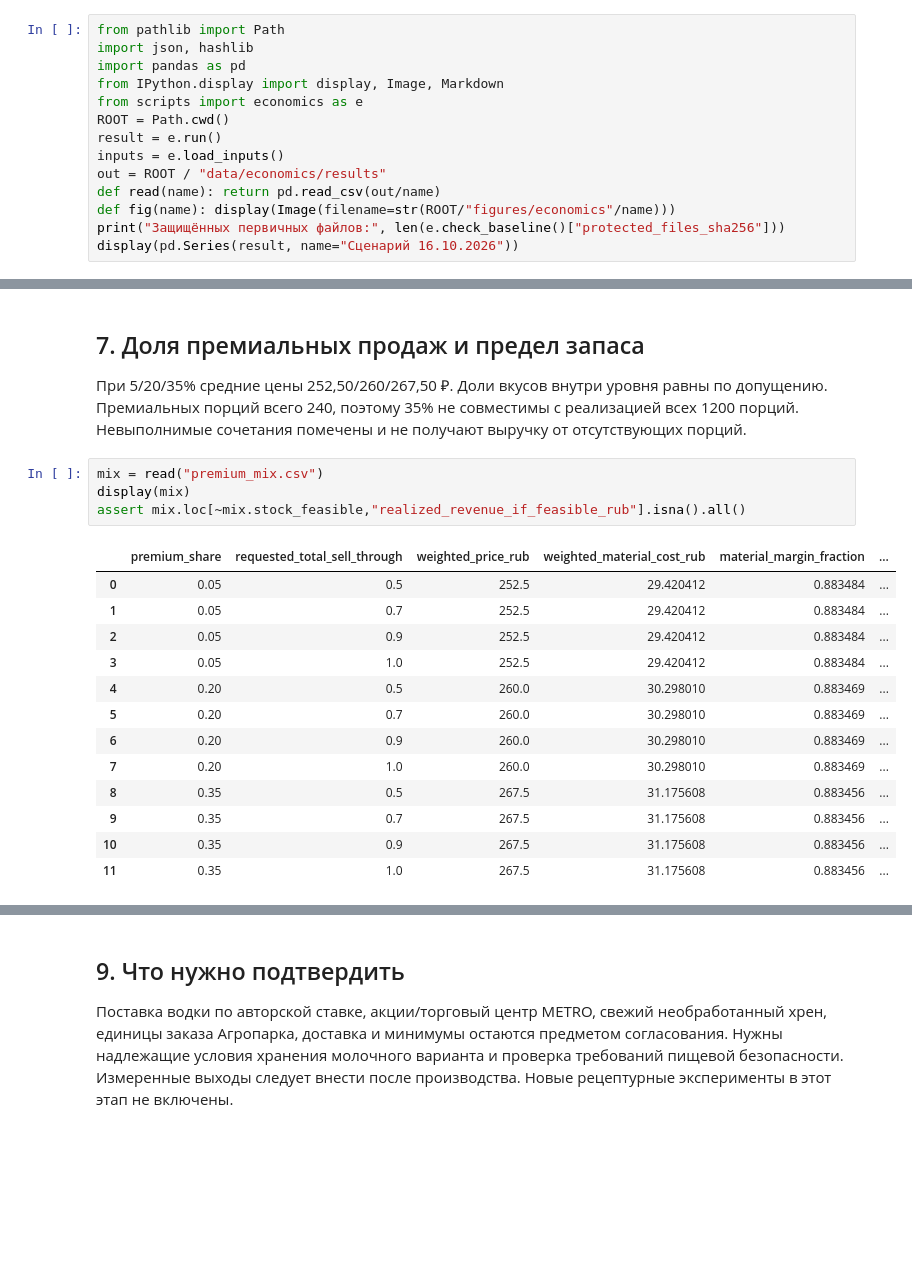
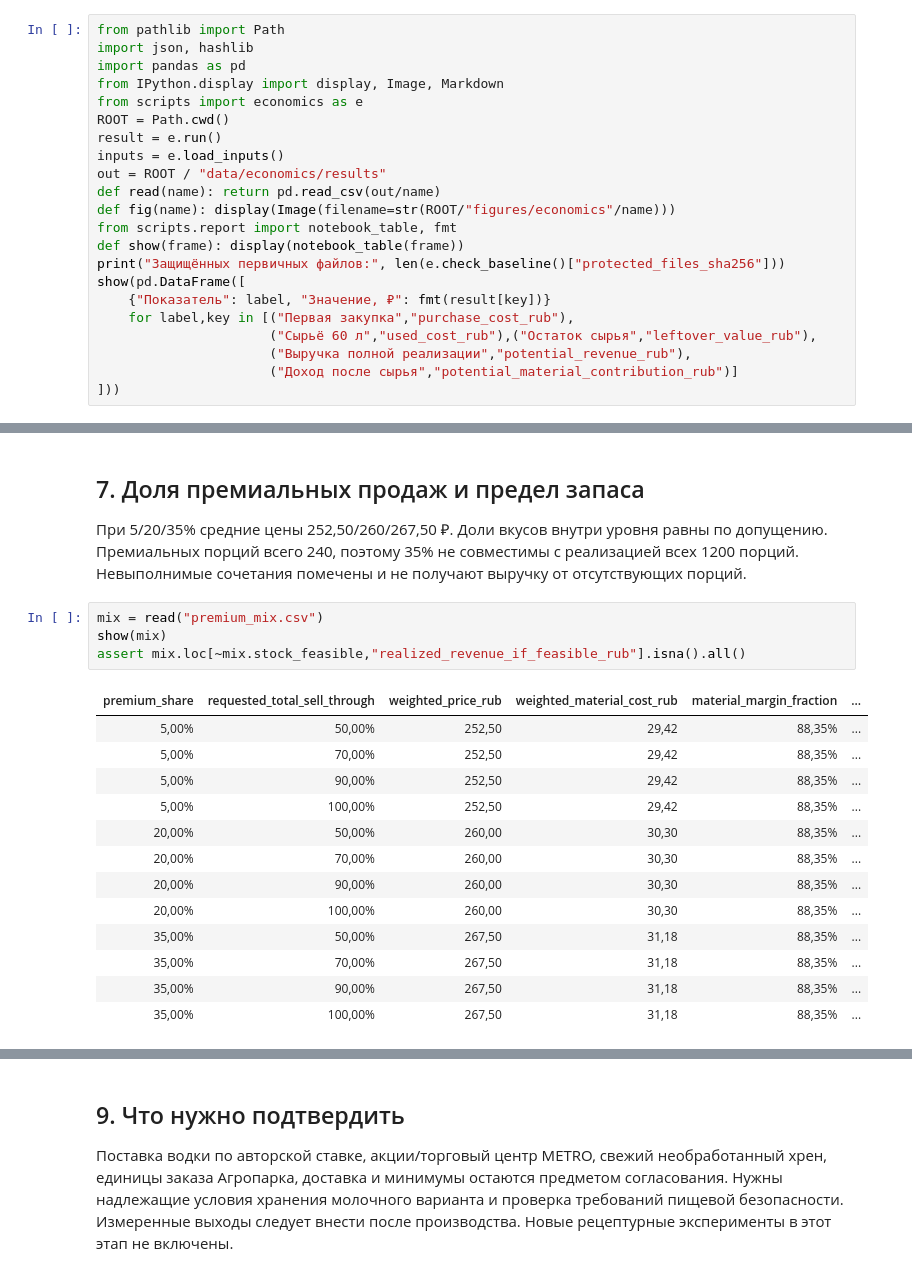
Before and after one commit to Alina-lab/Bar_menu, a Jupyter notebook: assortment_economics.ipynb, the cells around one changed output, grey strips where cells are left out. Saved outputs shown, nothing was run; the diff lists cells and outputs as text; blank space fills up the shorter version.

```diff
--- a/assortment_economics.ipynb
+++ b/assortment_economics.ipynb
@@ -16,7 +16,15 @@ inputs = e.load_inputs()
 out = ROOT / "data/economics/results"
 def read(name): return pd.read_csv(out/name)
 def fig(name): display(Image(filename=str(ROOT/"figures/economics"/name)))
+from scripts.report import notebook_table, fmt
+def show(frame): display(notebook_table(frame))
 print("Защищённых первичных файлов:", len(e.check_baseline()["protected_files_sha256"]))
-display(pd.Series(result, name="Сценарий 16.10.2026"))
+show(pd.DataFrame([
+    {"Показатель": label, "Значение, ₽": fmt(result[key])}
+    for label,key in [("Первая закупка","purchase_cost_rub"),
+                      ("Сырьё 60 л","used_cost_rub"),("Остаток сырья","leftover_value_rub"),
+                      ("Выручка полной реализации","potential_revenue_rub"),
+                      ("Доход после сырья","potential_material_contribution_rub")]
+]))
 # %% [output]
 Защищённых первичных файлов: 14
@@ -257,22 +254,22 @@ fig("sell_through.png")
 При 5/20/35% средние цены 252,50/260/267,50 ₽. Доли вкусов внутри уровня равны по допущению. Премиальных порций всего 240, поэтому 35% не совместимы с реализацией всех 1200 порций. Невыполнимые сочетания помечены и не получают выручку от отсутствующих порций.
 # %%
 mix = read("premium_mix.csv")
-display(mix)
+show(mix)
 assert mix.loc[~mix.stock_feasible,"realized_revenue_if_feasible_rub"].isna().all()
 # %% [output]
-|  | premium_share | requested_total_sell_through | weighted_price_rub | weighted_material_cost_rub | material_margin_fraction | ... |
-| 0 | 0.05 | 0.5 | 252.5 | 29.420412 | 0.883484 | ... |
-| 1 | 0.05 | 0.7 | 252.5 | 29.420412 | 0.883484 | ... |
-| 2 | 0.05 | 0.9 | 252.5 | 29.420412 | 0.883484 | ... |
-| 3 | 0.05 | 1.0 | 252.5 | 29.420412 | 0.883484 | ... |
-| 4 | 0.20 | 0.5 | 260.0 | 30.298010 | 0.883469 | ... |
-| 5 | 0.20 | 0.7 | 260.0 | 30.298010 | 0.883469 | ... |
-| 6 | 0.20 | 0.9 | 260.0 | 30.298010 | 0.883469 | ... |
-| 7 | 0.20 | 1.0 | 260.0 | 30.298010 | 0.883469 | ... |
-| 8 | 0.35 | 0.5 | 267.5 | 31.175608 | 0.883456 | ... |
-| 9 | 0.35 | 0.7 | 267.5 | 31.175608 | 0.883456 | ... |
-| 10 | 0.35 | 0.9 | 267.5 | 31.175608 | 0.883456 | ... |
-| 11 | 0.35 | 1.0 | 267.5 | 31.175608 | 0.883456 | ... |
+| premium_share | requested_total_sell_through | weighted_price_rub | weighted_material_cost_rub | material_margin_fraction | ... |
+| 5,00% | 50,00% | 252,50 | 29,42 | 88,35% | ... |
+| 5,00% | 70,00% | 252,50 | 29,42 | 88,35% | ... |
+| 5,00% | 90,00% | 252,50 | 29,42 | 88,35% | ... |
+| 5,00% | 100,00% | 252,50 | 29,42 | 88,35% | ... |
+| 20,00% | 50,00% | 260,00 | 30,30 | 88,35% | ... |
+| 20,00% | 70,00% | 260,00 | 30,30 | 88,35% | ... |
+| 20,00% | 90,00% | 260,00 | 30,30 | 88,35% | ... |
+| 20,00% | 100,00% | 260,00 | 30,30 | 88,35% | ... |
+| 35,00% | 50,00% | 267,50 | 31,18 | 88,35% | ... |
+| 35,00% | 70,00% | 267,50 | 31,18 | 88,35% | ... |
+| 35,00% | 90,00% | 267,50 | 31,18 | 88,35% | ... |
+| 35,00% | 100,00% | 267,50 | 31,18 | 88,35% | ... |
 # %% [markdown]
 ## 8. Цены, выходы и округление упаковок
 
```
Also changed, not shown: parts of 12 cells of this notebook, 29 other files.
